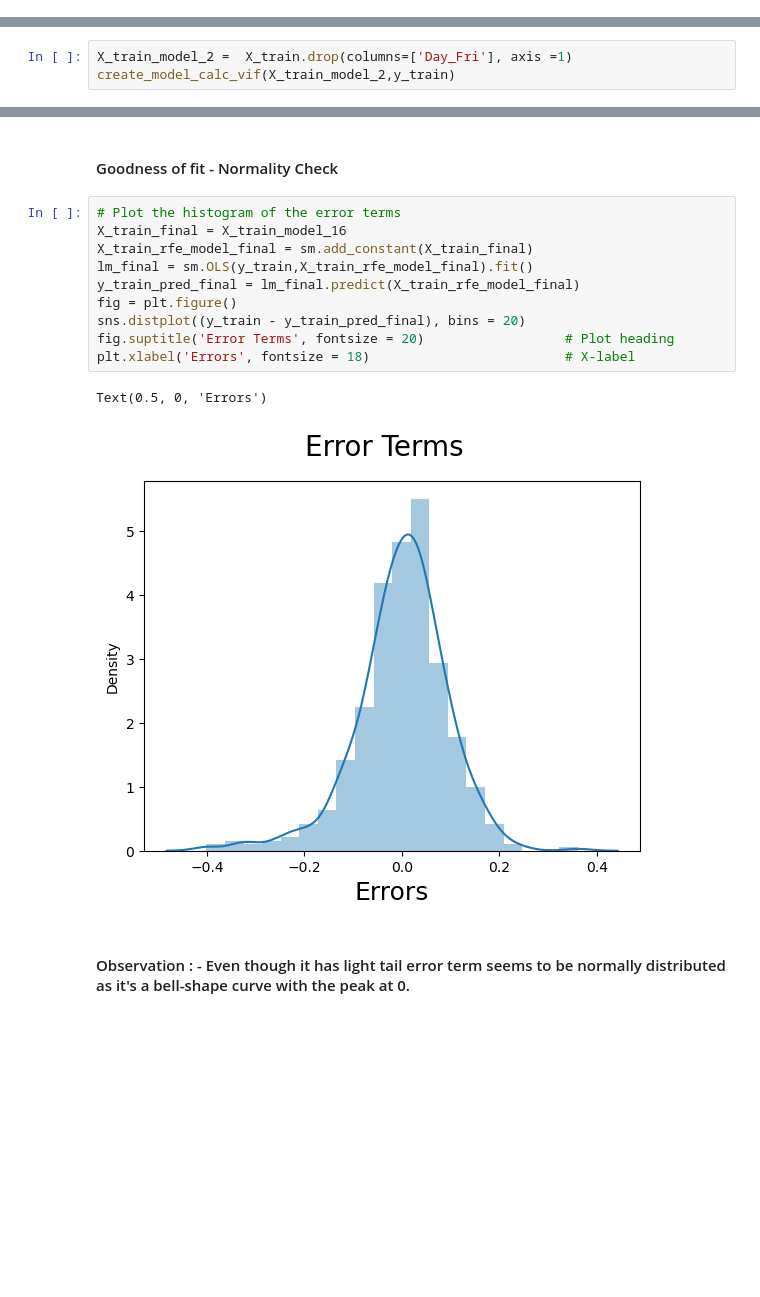
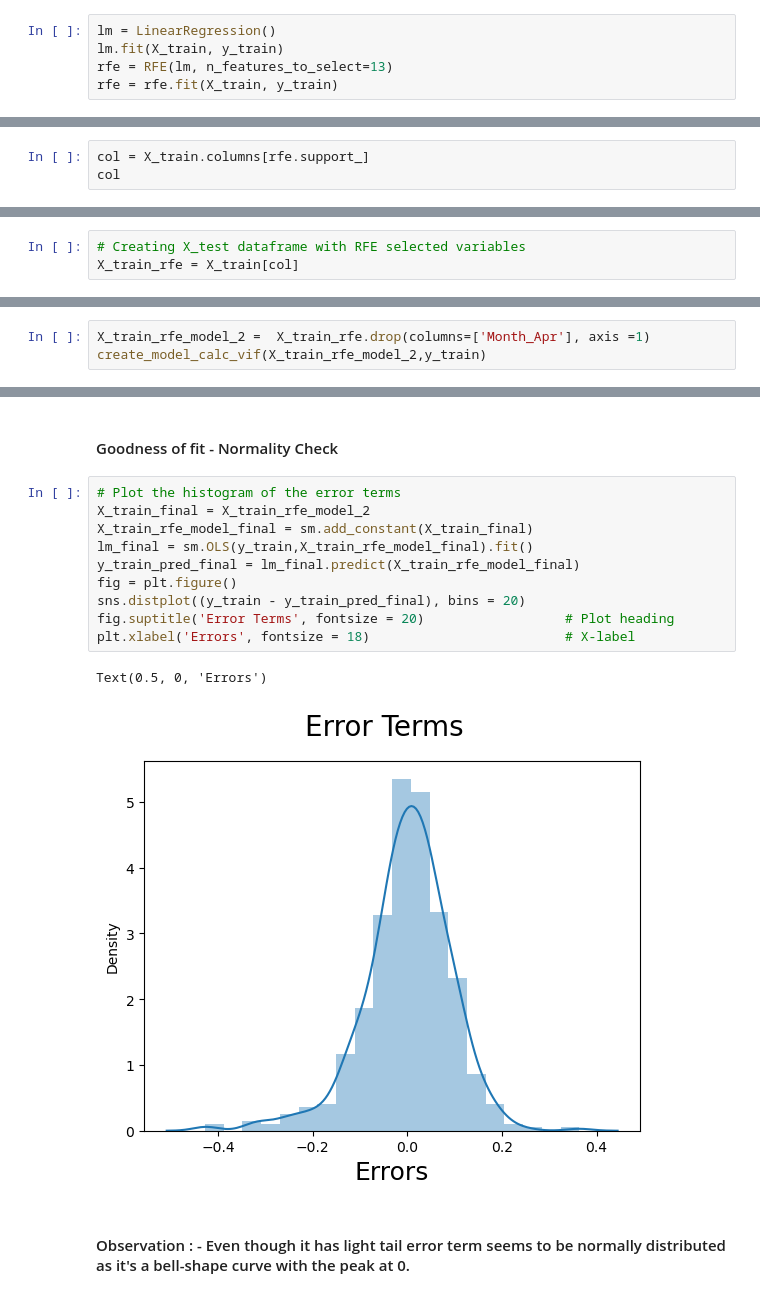
Before and after one commit to abhi-singh-123/bike-sharing-case-study, a Jupyter notebook: Linear_Regression_Assignment.ipynb, the cells around one changed output, grey strips where cells are left out. Drawn from its saved outputs; the diff is of its cells as text; blank space fills up the shorter version.

```diff
--- a/Linear_Regression_Assignment.ipynb
+++ b/Linear_Regression_Assignment.ipynb
@@ -578,0 +499,5 @@ y_train.shape, X_train.shape
+# %%
+lm = LinearRegression()
+lm.fit(X_train, y_train)
+rfe = RFE(lm, n_features_to_select=13)
+rfe = rfe.fit(X_train, y_train)
@@ -578,0 +524,3 @@ y_train.shape, X_train.shape
+# %%
+col = X_train.columns[rfe.support_]
+col
@@ -578,0 +539,3 @@ y_train.shape, X_train.shape
+# %%
+# Creating X_test dataframe with RFE selected variables
+X_train_rfe = X_train[col]
@@ -619,8 +588,8 @@ Covariance Type:            nonrobust
 # %% [markdown]
 #### observation: VIF looks good. p-value of Month_Aug and Month_June > 0.05. let's remove it Month_Aug first as it has slightly higher VIF when compared to Month_June
 # %%
-X_train_model_2 =  X_train.drop(columns=['Day_Fri'], axis =1)
-create_model_calc_vif(X_train_model_2,y_train)
+X_train_rfe_model_2 =  X_train_rfe.drop(columns=['Month_Apr'], axis =1)
+create_model_calc_vif(X_train_rfe_model_2,y_train)
 # %% [output]
                             OLS Regression Results
 ==============================================================================
@@ -941,17 +616,17 @@ Covariance Type:            nonrobust
 #### Goodness of fit - Normality Check
 # %%
 # Plot the histogram of the error terms
-X_train_final = X_train_model_16
+X_train_final = X_train_rfe_model_2
 X_train_rfe_model_final = sm.add_constant(X_train_final)
 lm_final = sm.OLS(y_train,X_train_rfe_model_final).fit()
 y_train_pred_final = lm_final.predict(X_train_rfe_model_final)
 fig = plt.figure()
 sns.distplot((y_train - y_train_pred_final), bins = 20)
 fig.suptitle('Error Terms', fontsize = 20)                  # Plot heading
 plt.xlabel('Errors', fontsize = 18)                         # X-label
 # %% [output]
 Text(0.5, 0, 'Errors')
-[figure, old version]
+[figure, new version]
 # %% [markdown]
 #### Observation : - Even though it has light tail error term seems to be normally distributed as it's a bell-shape curve with the peak at 0.
 # %%
```
Also changed, not shown: parts of 45 cells of this notebook.
